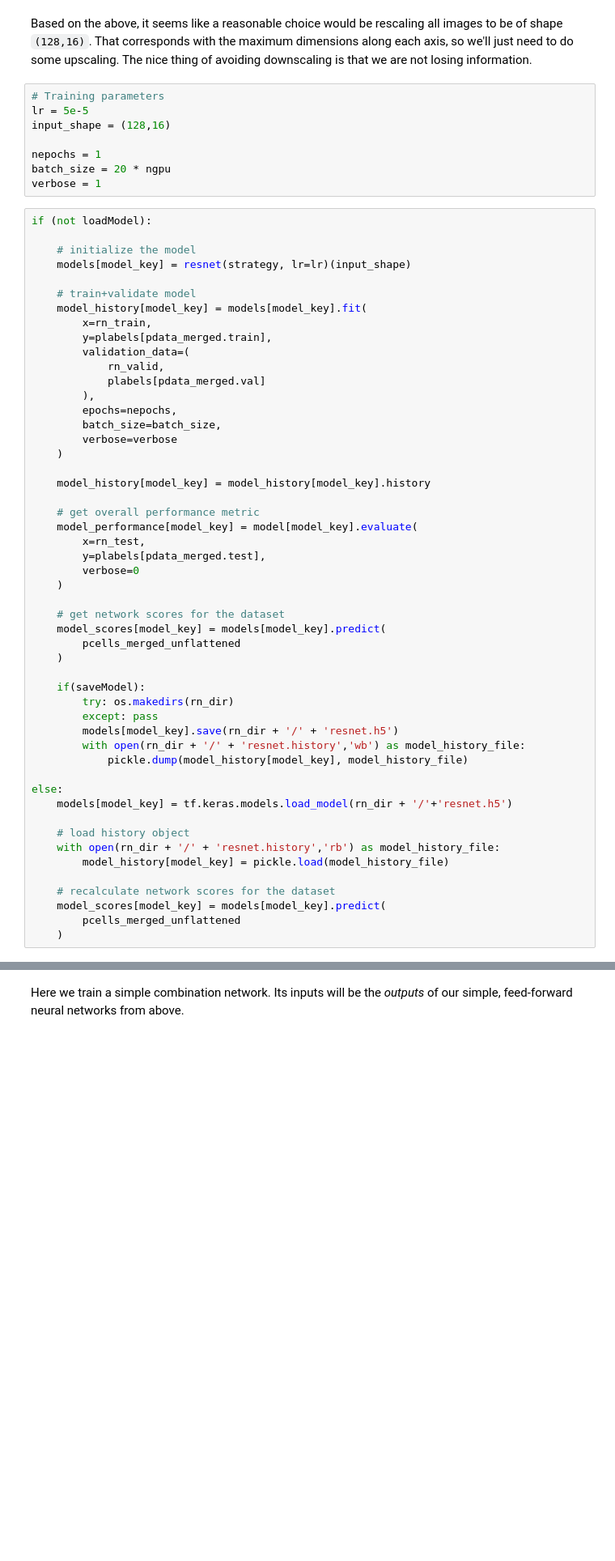
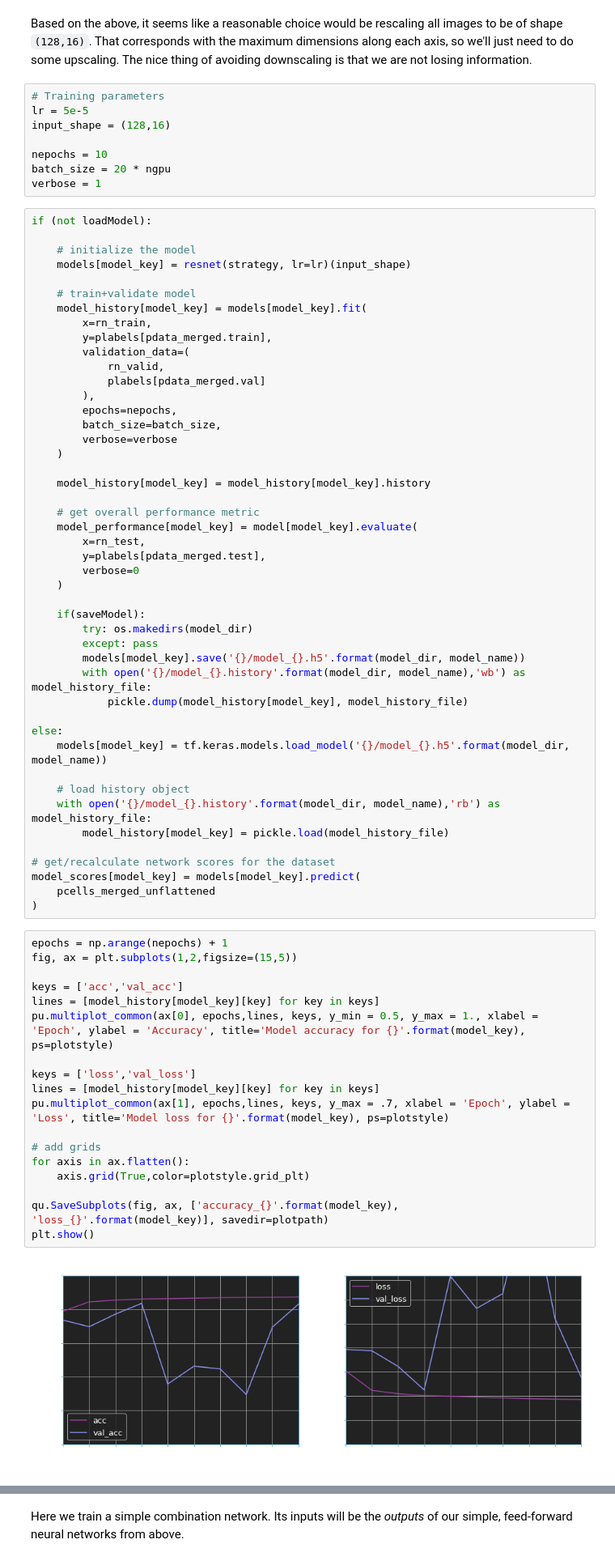
Before and after one commit to atlas-calo-ml/caloml-atlas, a Jupyter notebook: classifier/TopoClusterClassifier_Jan.ipynb, the cells around one changed output, grey strips where cells are left out. Shown at 81% size. Cells and saved outputs as stored; diff of their text form; blank space fills up the shorter version.

Commit message:
reorganizing workflows, adding resnet for regression

```diff
--- a/classifier/TopoClusterClassifier_Jan.ipynb
+++ b/classifier/TopoClusterClassifier_Jan.ipynb
@@ -666,7 +679,7 @@ Based on the above, it seems like a reasonable choice would be rescaling all ima
 lr = 5e-5
 input_shape = (128,16)
 
-nepochs = 1
+nepochs = 10
 batch_size = 20 * ngpu
 verbose = 1
 # %%
@@ -697,26 +710,41 @@ if (not loadModel):
         verbose=0
     )
 
-    # get network scores for the dataset
-    model_scores[model_key] = models[model_key].predict(
-        pcells_merged_unflattened
-    )
-
     if(saveModel):
-        try: os.makedirs(rn_dir)
+        try: os.makedirs(model_dir)
         except: pass
-        models[model_key].save(rn_dir + '/' + 'resnet.h5')
-        with open(rn_dir + '/' + 'resnet.history','wb') as model_history_file:
+        models[model_key].save('{}/model_{}.h5'.format(model_dir, model_name))
+        with open('{}/model_{}.history'.format(model_dir, model_name),'wb') as model_history_file:
             pickle.dump(model_history[model_key], model_history_file)
 
 else:
-    models[model_key] = tf.keras.models.load_model(rn_dir + '/'+'resnet.h5')
+    models[model_key] = tf.keras.models.load_model('{}/model_{}.h5'.format(model_dir, model_name))
 
     # load history object
-    with open(rn_dir + '/' + 'resnet.history','rb') as model_history_file:
+    with open('{}/model_{}.history'.format(model_dir, model_name),'rb') as model_history_file:
         model_history[model_key] = pickle.load(model_history_file)
 
-    # recalculate network scores for the dataset
-    model_scores[model_key] = models[model_key].predict(
-        pcells_merged_unflattened
-    )
+# get/recalculate network scores for the dataset
+model_scores[model_key] = models[model_key].predict(
+    pcells_merged_unflattened
+)
+# %%
+epochs = np.arange(nepochs) + 1
+fig, ax = plt.subplots(1,2,figsize=(15,5))
+
+keys = ['acc','val_acc']
+lines = [model_history[model_key][key] for key in keys]
+pu.multiplot_common(ax[0], epochs,lines, keys, y_min = 0.5, y_max = 1., xlabel = 'Epoch', ylabel = 'Accuracy', title='Model accuracy for {}'.format(model_key), ps=plotstyle)
+
+keys = ['loss','val_loss']
+lines = [model_history[model_key][key] for key in keys]
+pu.multiplot_common(ax[1], epochs,lines, keys, y_max = .7, xlabel = 'Epoch', ylabel = 'Loss', title='Model loss for {}'.format(model_key), ps=plotstyle)
+
+# add grids
+for axis in ax.flatten():
+    axis.grid(True,color=plotstyle.grid_plt)
+
+qu.SaveSubplots(fig, ax, ['accuracy_{}'.format(model_key), 'loss_{}'.format(model_key)], savedir=plotpath)
+plt.show()
+# %% [output]
+[figure, added]
```
Also changed, not shown: parts of 42 cells of this notebook, 9 other files.
